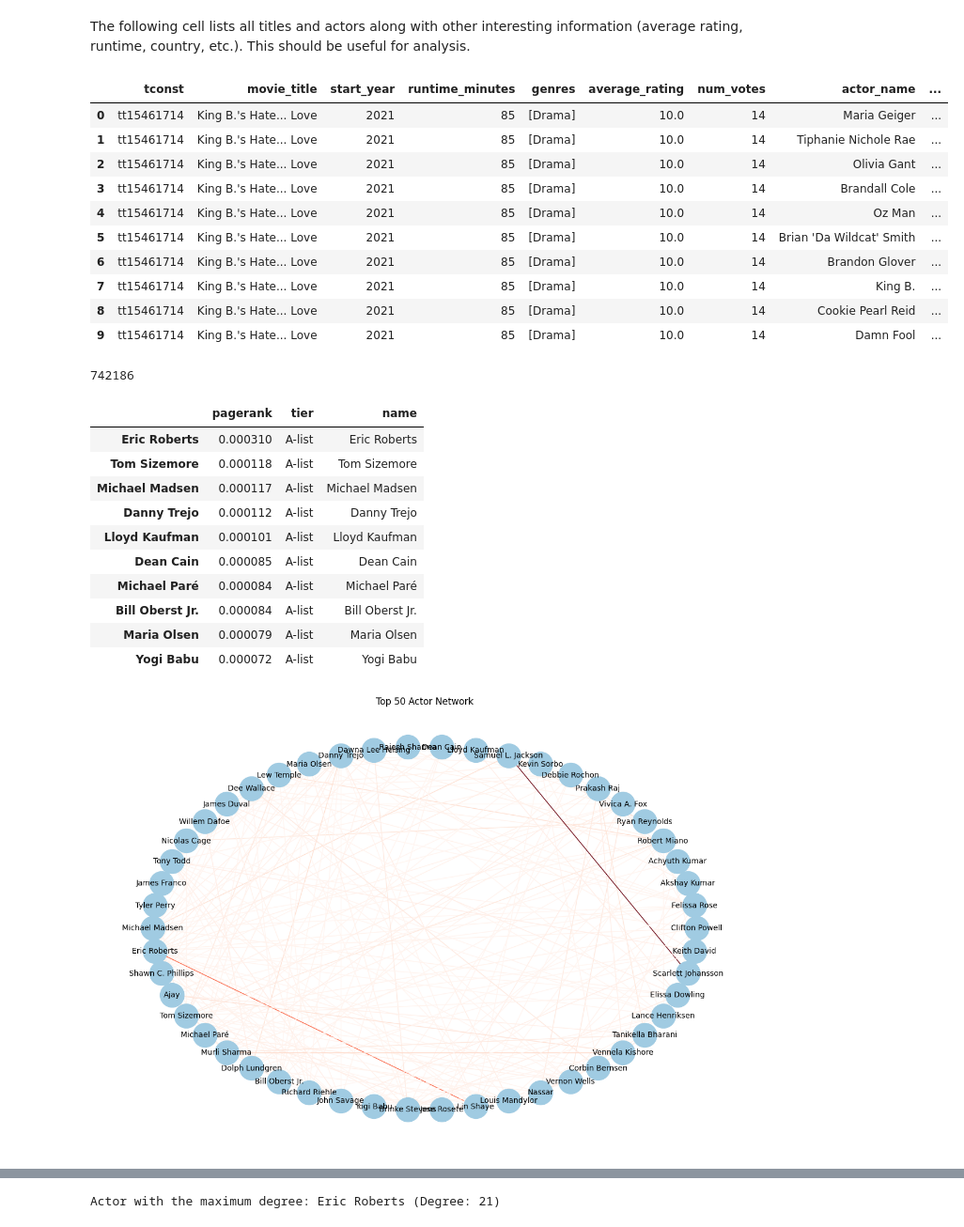
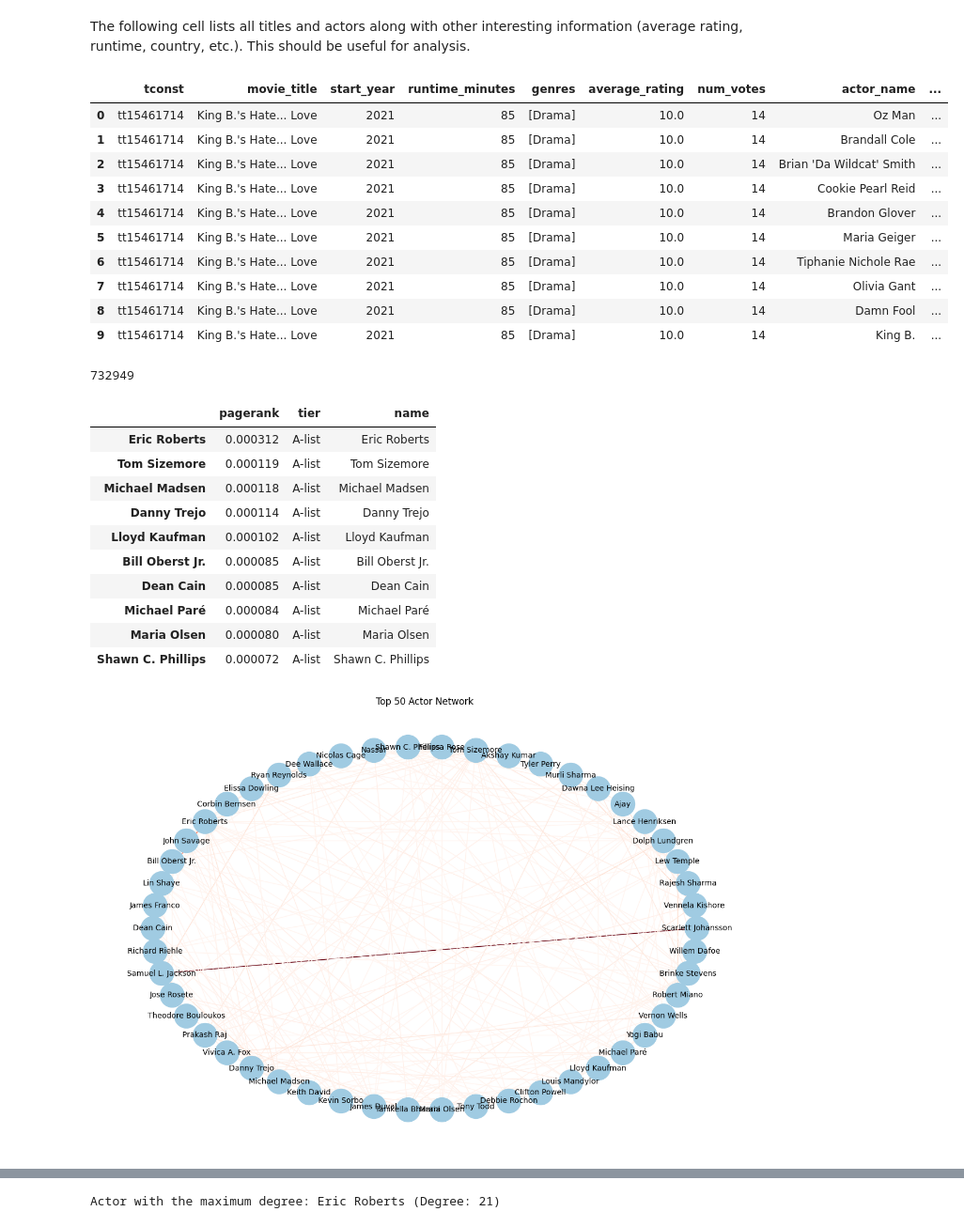
Before and after one commit to mrpae/imdb_network, a Jupyter notebook: analysis.ipynb, the cells around one changed output, grey strips where cells are left out. Shown at 94% size. Saved outputs shown, nothing was run; the diff lists cells and outputs as text; code cells hidden in the pictures.

```diff
--- a/analysis.ipynb
+++ b/analysis.ipynb
@@ -76,49 +59,49 @@ df = conn.execute("""
         tb.runtime_minutes,
         tb.genres,
         tr.average_rating,
         tr.num_votes,
         nb.primary_name AS actor_name,
         nb.birth_year,
         nb.primary_profession,
         tp.category,
         tp.characters,
         ta.region
     FROM title_basics tb
     JOIN title_ratings tr
         ON tb.tconst = tr.tconst
     JOIN title_principals tp
         ON tb.tconst = tp.tconst
     JOIN name_basics nb
         ON tp.nconst = nb.nconst
     JOIN title_akas ta
         ON tb.tconst = ta.title_id
     WHERE tb.title_type = 'movie'
-        AND tb.start_year >= 2010
+        AND tb.start_year between 2010 and 2024
         AND ta.region = 'US'
         AND tp.category IN ('actor', 'actress')
         AND tb.genres IS NOT NULL AND array_length(genres) > 0
         AND tb.runtime_minutes IS NOT NULL AND tb.runtime_minutes > 15
     ORDER BY tr.average_rating DESC, tr.num_votes DESC
 """).df()
 
 display(df.head(10))
 # %% [output]
 |  | tconst | movie_title | start_year | runtime_minutes | genres | average_rating | num_votes | actor_name | ... |
-| 0 | tt15461714 | King B.'s Hate... Love | 2021 | 85 | [Drama] | 10.0 | 14 | Maria Geiger | ... |
-| 1 | tt15461714 | King B.'s Hate... Love | 2021 | 85 | [Drama] | 10.0 | 14 | Tiphanie Nichole Rae | ... |
-| 2 | tt15461714 | King B.'s Hate... Love | 2021 | 85 | [Drama] | 10.0 | 14 | Olivia Gant | ... |
-| 3 | tt15461714 | King B.'s Hate... Love | 2021 | 85 | [Drama] | 10.0 | 14 | Brandall Cole | ... |
-| 4 | tt15461714 | King B.'s Hate... Love | 2021 | 85 | [Drama] | 10.0 | 14 | Oz Man | ... |
-| 5 | tt15461714 | King B.'s Hate... Love | 2021 | 85 | [Drama] | 10.0 | 14 | Brian 'Da Wildcat' Smith | ... |
-| 6 | tt15461714 | King B.'s Hate... Love | 2021 | 85 | [Drama] | 10.0 | 14 | Brandon Glover | ... |
-| 7 | tt15461714 | King B.'s Hate... Love | 2021 | 85 | [Drama] | 10.0 | 14 | King B. | ... |
-| 8 | tt15461714 | King B.'s Hate... Love | 2021 | 85 | [Drama] | 10.0 | 14 | Cookie Pearl Reid | ... |
-| 9 | tt15461714 | King B.'s Hate... Love | 2021 | 85 | [Drama] | 10.0 | 14 | Damn Fool | ... |
+| 0 | tt15461714 | King B.'s Hate... Love | 2021 | 85 | [Drama] | 10.0 | 14 | Oz Man | ... |
+| 1 | tt15461714 | King B.'s Hate... Love | 2021 | 85 | [Drama] | 10.0 | 14 | Brandall Cole | ... |
+| 2 | tt15461714 | King B.'s Hate... Love | 2021 | 85 | [Drama] | 10.0 | 14 | Brian 'Da Wildcat' Smith | ... |
+| 3 | tt15461714 | King B.'s Hate... Love | 2021 | 85 | [Drama] | 10.0 | 14 | Cookie Pearl Reid | ... |
+| 4 | tt15461714 | King B.'s Hate... Love | 2021 | 85 | [Drama] | 10.0 | 14 | Brandon Glover | ... |
+| 5 | tt15461714 | King B.'s Hate... Love | 2021 | 85 | [Drama] | 10.0 | 14 | Maria Geiger | ... |
+| 6 | tt15461714 | King B.'s Hate... Love | 2021 | 85 | [Drama] | 10.0 | 14 | Tiphanie Nichole Rae | ... |
+| 7 | tt15461714 | King B.'s Hate... Love | 2021 | 85 | [Drama] | 10.0 | 14 | Olivia Gant | ... |
+| 8 | tt15461714 | King B.'s Hate... Love | 2021 | 85 | [Drama] | 10.0 | 14 | Damn Fool | ... |
+| 9 | tt15461714 | King B.'s Hate... Love | 2021 | 85 | [Drama] | 10.0 | 14 | King B. | ... |
 # %%
 #!pip install networkx
 len(df)
 # %% [output]
-742186
+732949
 # %%
 import networkx as nx
 from itertools import combinations
@@ -156,16 +139,16 @@ centrality_df['name'] = centrality_df.index.map(lambda node: G_collabs.nodes[nod
 centrality_df.sort_values('pagerank', ascending=False).head(10)
 # %% [output]
 |  | pagerank | tier | name |
-| Eric Roberts | 0.000310 | A-list | Eric Roberts |
-| Tom Sizemore | 0.000118 | A-list | Tom Sizemore |
-| Michael Madsen | 0.000117 | A-list | Michael Madsen |
-| Danny Trejo | 0.000112 | A-list | Danny Trejo |
-| Lloyd Kaufman | 0.000101 | A-list | Lloyd Kaufman |
+| Eric Roberts | 0.000312 | A-list | Eric Roberts |
+| Tom Sizemore | 0.000119 | A-list | Tom Sizemore |
+| Michael Madsen | 0.000118 | A-list | Michael Madsen |
+| Danny Trejo | 0.000114 | A-list | Danny Trejo |
+| Lloyd Kaufman | 0.000102 | A-list | Lloyd Kaufman |
+| Bill Oberst Jr. | 0.000085 | A-list | Bill Oberst Jr. |
 | Dean Cain | 0.000085 | A-list | Dean Cain |
 | Michael Paré | 0.000084 | A-list | Michael Paré |
-| Bill Oberst Jr. | 0.000084 | A-list | Bill Oberst Jr. |
-| Maria Olsen | 0.000079 | A-list | Maria Olsen |
-| Yogi Babu | 0.000072 | A-list | Yogi Babu |
+| Maria Olsen | 0.000080 | A-list | Maria Olsen |
+| Shawn C. Phillips | 0.000072 | A-list | Shawn C. Phillips |
 # %%
 import matplotlib.pyplot as plt
 
@@ -194,7 +177,7 @@ nx.draw(H, pos, **options)
 plt.title("Top 50 Actor Network")
 plt.show()
 # %% [output]
-[figure, old version]
+[figure, new version]
 # %%
 def get_movies_by_actor_pair(actor1, actor2, df):
     # Filter rows where both actors appear in the same movie
```
Also changed, not shown: parts of 12 cells of this notebook.
